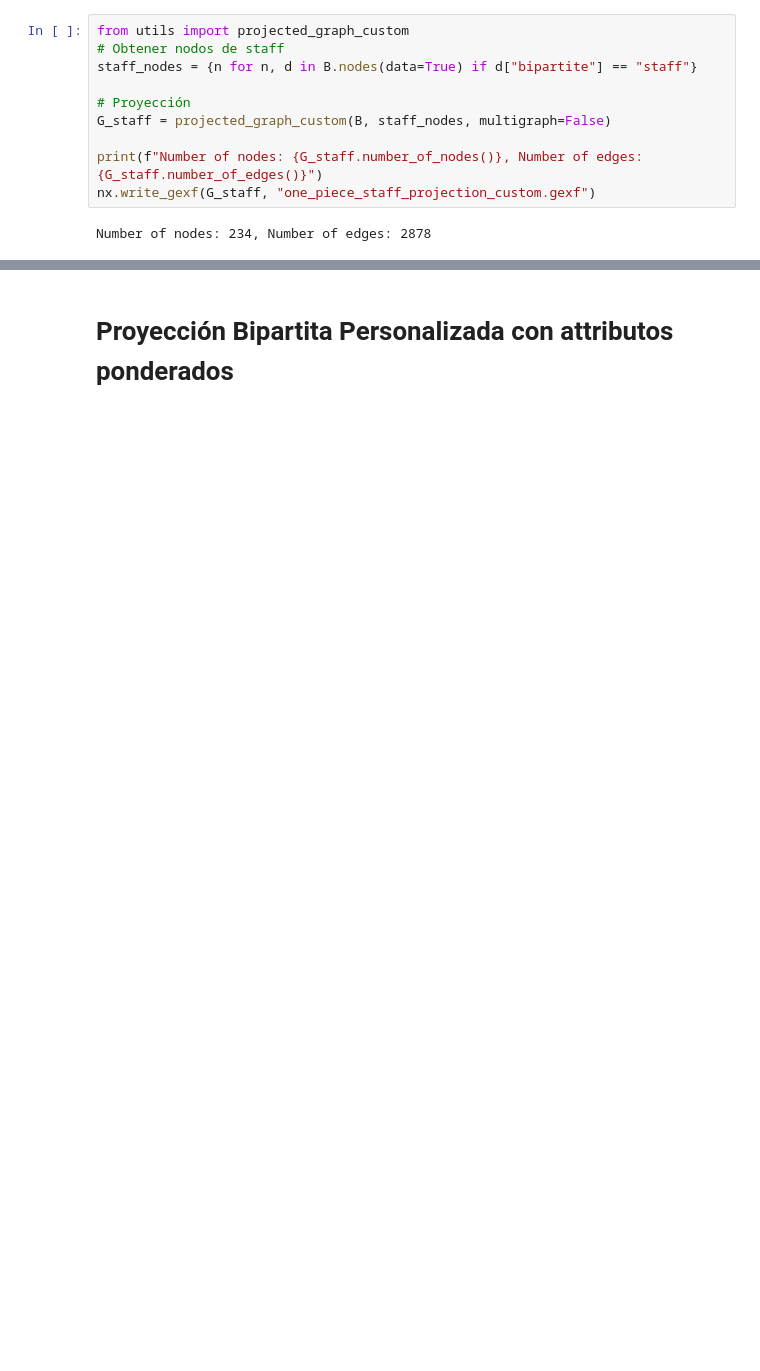
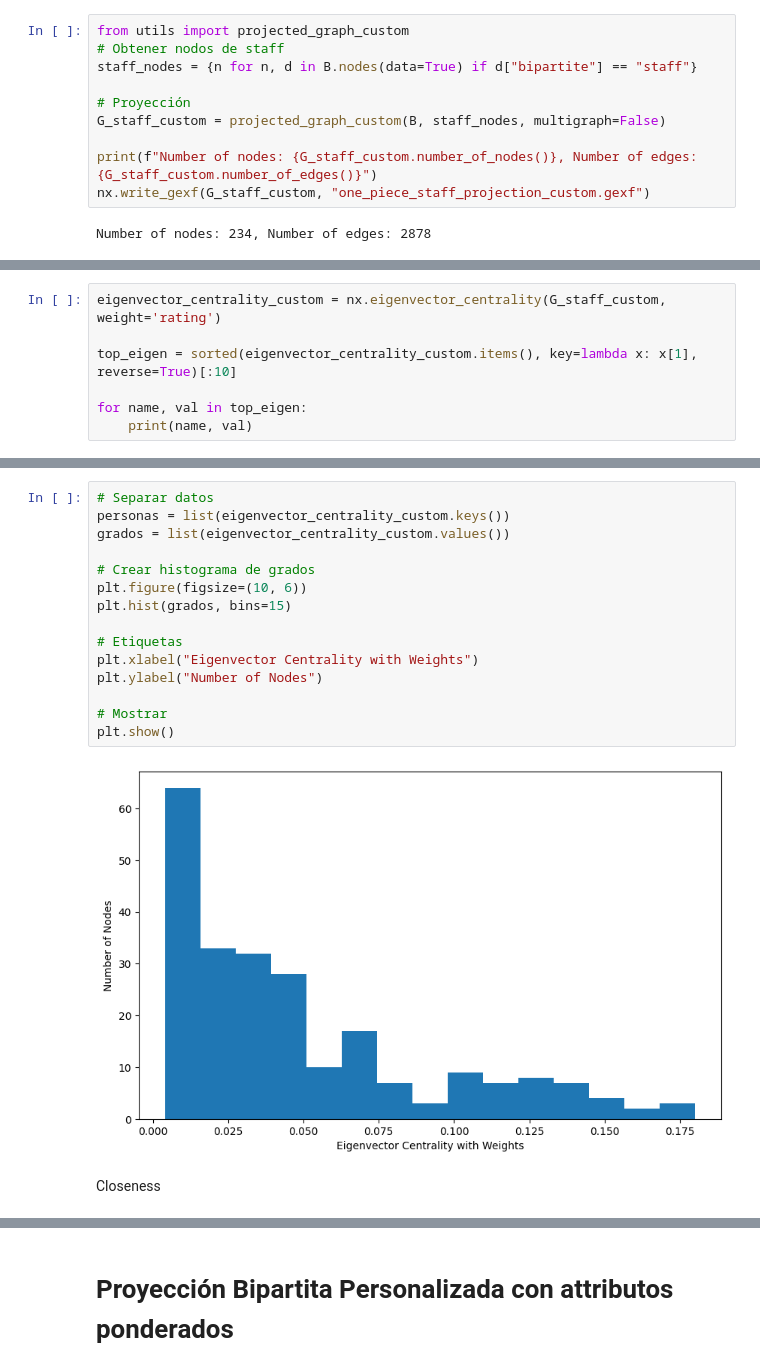
Before and after one commit to Jotape24/Complex-Networks-and-One-Piece, a Jupyter notebook: graph.ipynb, the cells around one changed output, grey strips where cells are left out. Cells and saved outputs as stored; diff of their text form; blank space fills up the shorter version.

Commit message:
feat: Adds metric calculation to custom projection
Adds the same metrics calculated for the projection done on vanilla networkx

```diff
--- a/graph.ipynb
+++ b/graph.ipynb
@@ -665,9 +665,9 @@ from utils import projected_graph_custom
 staff_nodes = {n for n, d in B.nodes(data=True) if d["bipartite"] == "staff"}
 
 # Proyección
-G_staff = projected_graph_custom(B, staff_nodes, multigraph=False)
+G_staff_custom = projected_graph_custom(B, staff_nodes, multigraph=False)
 
-print(f"Number of nodes: {G_staff.number_of_nodes()}, Number of edges: {G_staff.number_of_edges()}")
-nx.write_gexf(G_staff, "one_piece_staff_projection_custom.gexf")
+print(f"Number of nodes: {G_staff_custom.number_of_nodes()}, Number of edges: {G_staff_custom.number_of_edges()}")
+nx.write_gexf(G_staff_custom, "one_piece_staff_projection_custom.gexf")
 # %% [output]
 Number of nodes: 234, Number of edges: 2878
@@ -673,0 +918,7 @@ Number of nodes: 234, Number of edges: 2878
+# %%
+eigenvector_centrality_custom = nx.eigenvector_centrality(G_staff_custom, weight='rating')
+
+top_eigen = sorted(eigenvector_centrality_custom.items(), key=lambda x: x[1], reverse=True)[:10]
+
+for name, val in top_eigen:
+    print(name, val)
@@ -673,0 +936,19 @@ Number of nodes: 234, Number of edges: 2878
+# %%
+# Separar datos
+personas = list(eigenvector_centrality_custom.keys())
+grados = list(eigenvector_centrality_custom.values())
+
+# Crear histograma de grados
+plt.figure(figsize=(10, 6))
+plt.hist(grados, bins=15)
+
+# Etiquetas
+plt.xlabel("Eigenvector Centrality with Weights")
+plt.ylabel("Number of Nodes")
+
+# Mostrar
+plt.show()
+# %% [output]
+[figure, added]
+# %% [markdown]
+Closeness
```
Also changed, not shown: parts of 46 cells of this notebook.
